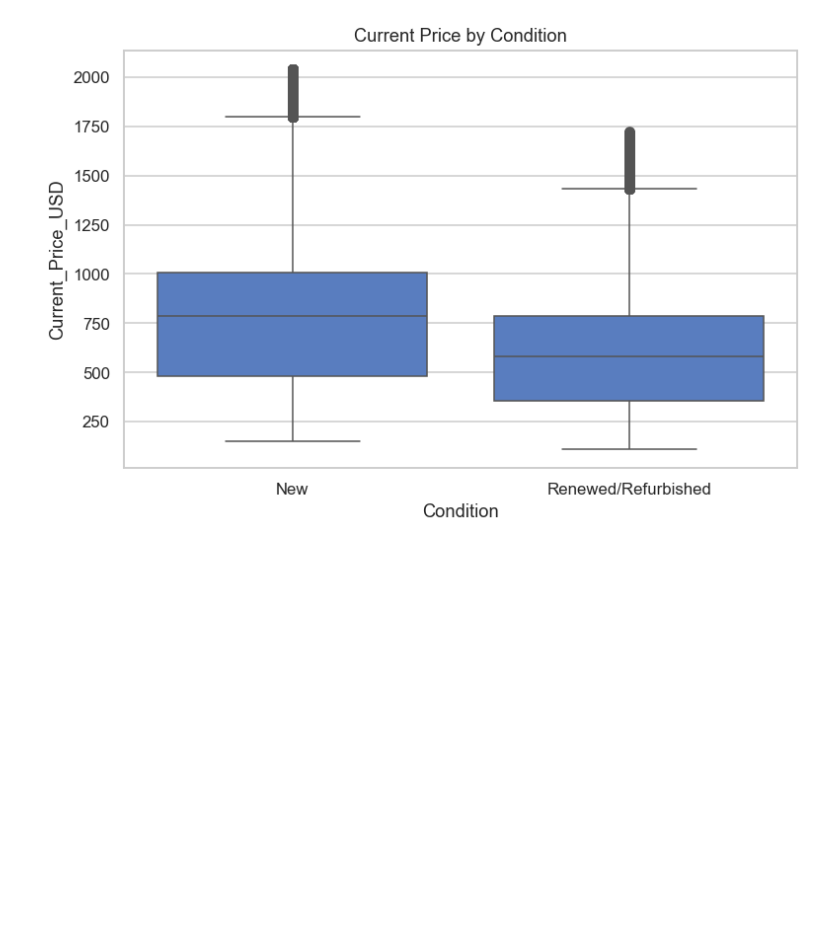
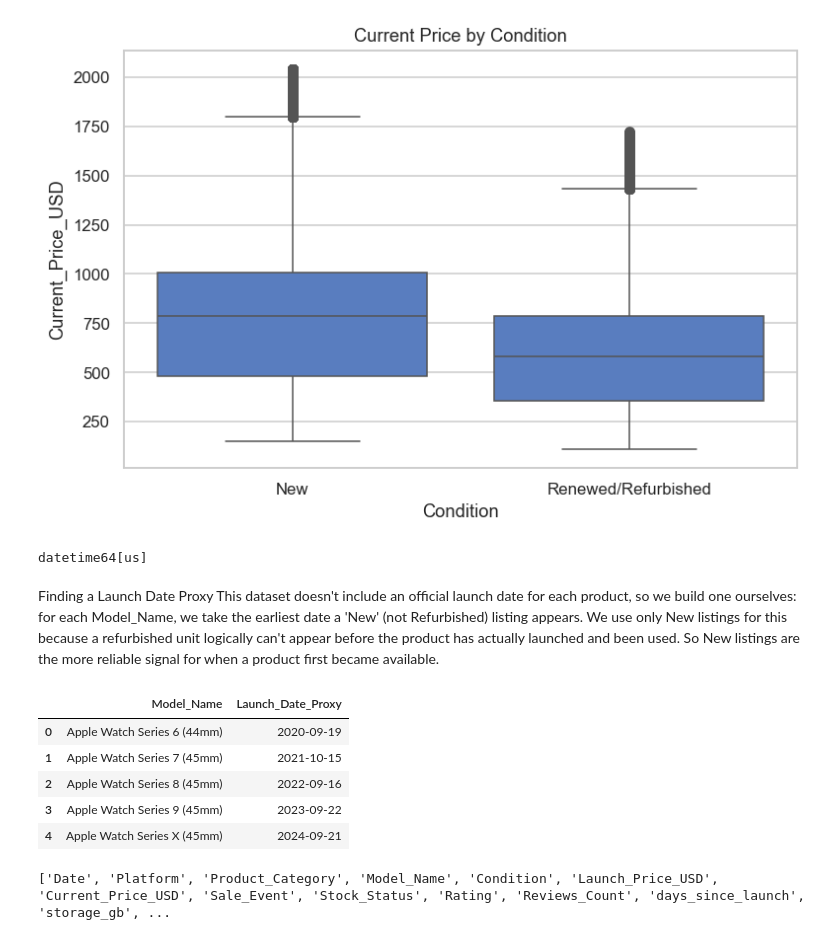
Before and after one commit to katyagz/DataScience_MMAI, a Jupyter notebook: Apple_Decision_Tree_Final.ipynb, the cells around one changed output. Cells and saved outputs as stored; diff of their text form; code cells hidden in the pictures; blank space fills up the shorter version.

Commit message:
Included Patience's EDA

```diff
--- a/Apple_Decision_Tree_Final.ipynb
+++ b/Apple_Decision_Tree_Final.ipynb
@@ -760,0 +763,36 @@ plt.show()
+# %%
+# Feature Engineering: Convert Date to a Real Date Type
+# Date is currently read as a string, not an actual date.
+# We need it converted to a proper datetime type before we can do any date math (like calculating how many days have passed since launch).
+df_eda['Date'] = pd.to_datetime(df_eda['Date'])
+print(df_eda['Date'].dtype)  # should now show datetime64, not object
+# %% [output]
+datetime64[us]
+# %% [markdown]
+Finding a Launch Date Proxy
+This dataset doesn't include an official launch date for each product, so we build one ourselves: for each Model_Name, we take the earliest date a 'New' (not Refurbished) listing appears. We use only New listings for this because a refurbished unit logically can't appear before the product has actually launched and been used.
+So New listings are the more reliable signal for when a product first became available.
+# %%
+launch_dates = (
+    df[df['Condition'] == 'New']
+    .groupby('Model_Name')['Date']
+    .min()
+    .reset_index()
+    .rename(columns={'Date': 'Launch_Date_Proxy'})
+)
+
+launch_dates.head()
+# %% [output]
+|  | Model_Name | Launch_Date_Proxy |
+| 0 | Apple Watch Series 6 (44mm) | 2020-09-19 |
+| 1 | Apple Watch Series 7 (45mm) | 2021-10-15 |
+| 2 | Apple Watch Series 8 (45mm) | 2022-09-16 |
+| 3 | Apple Watch Series 9 (45mm) | 2023-09-22 |
+| 4 | Apple Watch Series X (45mm) | 2024-09-21 |
+# %%
+# Merge the Launch Date Proxy Back into the Main Data
+# We attach the launch date proxy to every row based on which Model_Name it belongs to.
+df_eda = df_eda.merge(launch_dates, on='Model_Name', how='left')
+print(df_eda.columns.tolist())  # confirm exactly one Launch_Date_Proxy column
+# %% [output]
+['Date', 'Platform', 'Product_Category', 'Model_Name', 'Condition', 'Launch_Price_USD', 'Current_Price_USD', 'Sale_Event', 'Stock_Status', 'Rating', 'Reviews_Count', 'days_since_launch', 'storage_gb', ...
```
Also changed, not shown: parts of 16 cells of this notebook.
